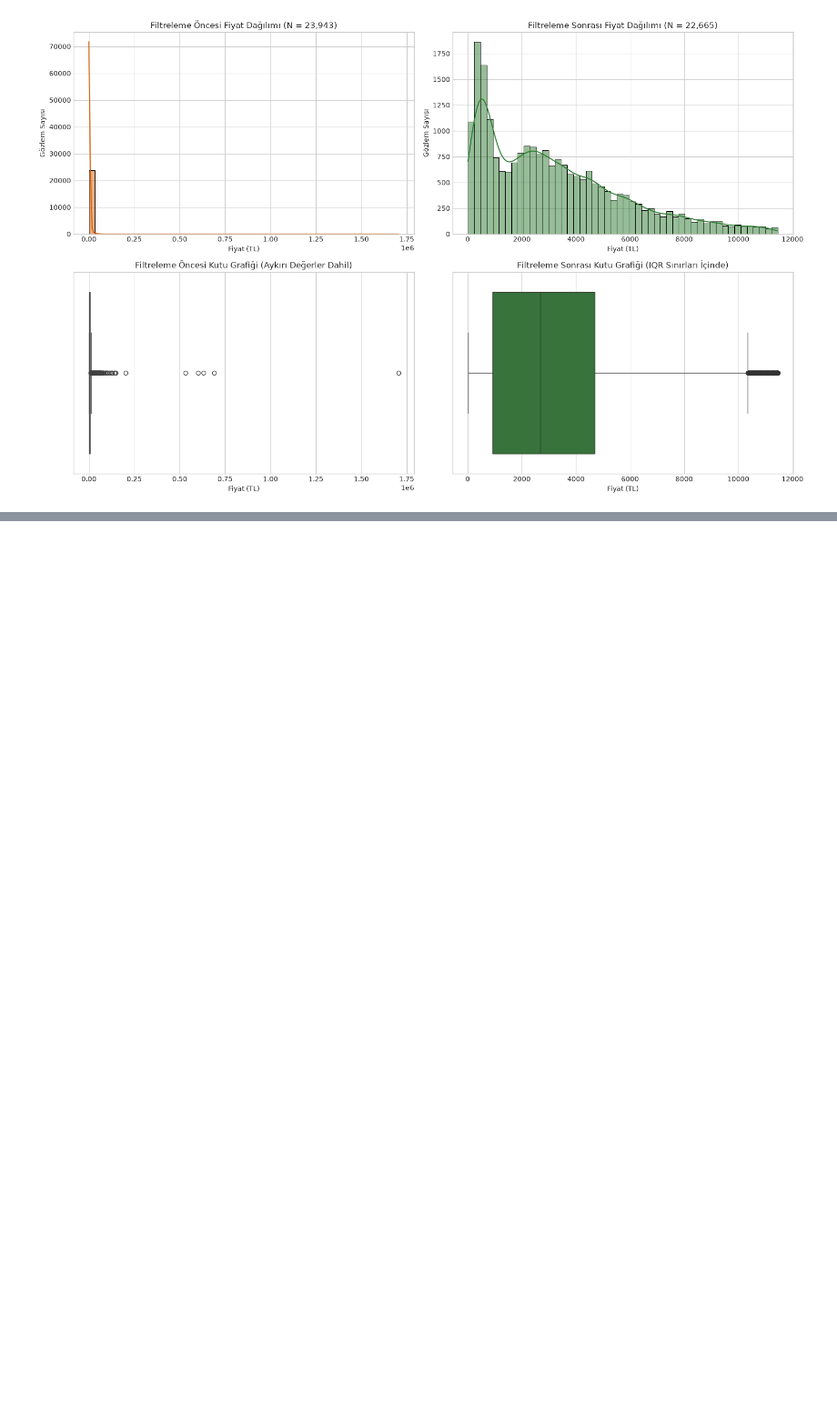
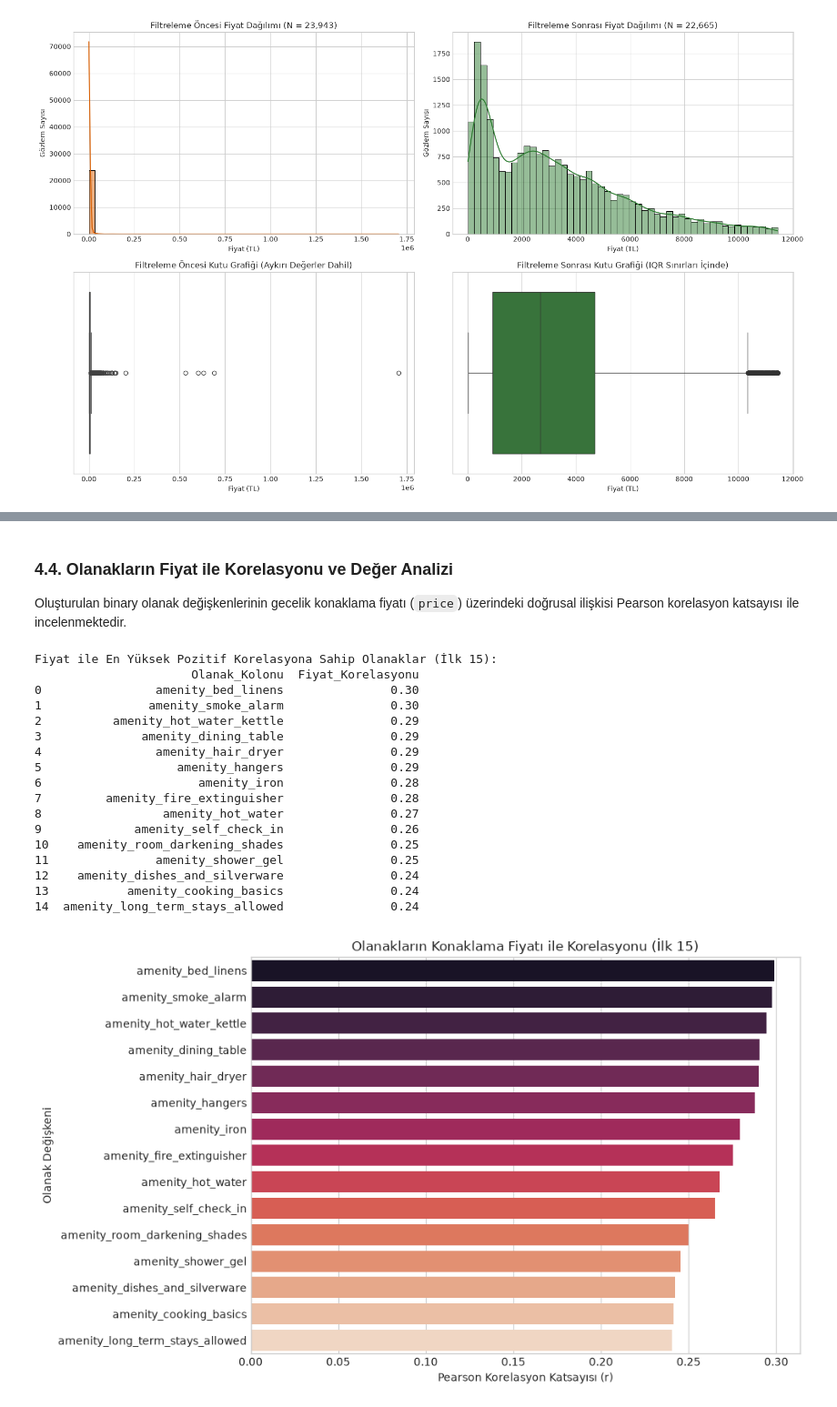
Before and after one commit to eminenazduran/SmartStay-AI, a Jupyter notebook: data_science/notebooks/01_eda_and_cleaning.ipynb, the cells around one changed output, grey strips where cells are left out. Shown at 91% size. Cells and saved outputs as stored; diff of their text form; code cells hidden in the pictures; blank space fills up the shorter version.

```diff
--- a/data_science/notebooks/01_eda_and_cleaning.ipynb
+++ b/data_science/notebooks/01_eda_and_cleaning.ipynb
@@ -461,0 +537,19 @@ plt.show()
+# %%
+def to_snake_case(text):
+    text = text.lower()
+    text = re.sub(r'[^a-z0-9]+', '_', text)
+    text = text.strip('_')
+    return f"amenity_{text}"
+
+# Binary kolonların oluşturulması
+df_features = df_inliers.copy()
+amenity_col_names = []
+
+for amenity_name, _ in top_30_amenities:
+    col_name = to_snake_case(amenity_name)
+    df_features[col_name] = parsed_amenities.apply(lambda lst: 1 if amenity_name in lst else 0).astype(np.int8)
+    amenity_col_names.append(col_name)
+
+print(f"Üretilen İkili Olanak Kolonu Sayısı: {len(amenity_col_names)}")
+print(f"Genişletilmiş Veri Seti Boyutu: {df_features.shape[0]:,} satır, {df_features.shape[1]} sütun")
+df_features[amenity_col_names[:10]].head(5)
@@ -462 +565,43 @@ plt.show()
+# %% [markdown]
+### 4.4. Olanakların Fiyat ile Korelasyonu ve Değer Analizi
+
+Oluşturulan binary olanak değişkenlerinin gecelik konaklama fiyatı (`price`) üzerindeki doğrusal ilişkisi Pearson korelasyon katsayısı ile incelenmektedir.
+# %%
+# Fiyat ile korelasyon analizi
+amenity_correlations = df_features[amenity_col_names].apply(
+    lambda col: col.corr(df_features['price'])
+).sort_values(ascending=False).reset_index()
+
+amenity_correlations.columns = ['Olanak_Kolonu', 'Fiyat_Korelasyonu']
+
+print("Fiyat ile En Yüksek Pozitif Korelasyona Sahip Olanaklar (İlk 15):")
+print(amenity_correlations.head(15))
+
+plt.figure(figsize=(10, 6))
+top15_corr = amenity_correlations.head(15)
+sns.barplot(x='Fiyat_Korelasyonu', y='Olanak_Kolonu', data=top15_corr, palette='rocket')
+plt.title('Olanakların Konaklama Fiyatı ile Korelasyonu (İlk 15)', fontsize=12)
+plt.xlabel('Pearson Korelasyon Katsayısı (r)', fontsize=10)
+plt.ylabel('Olanak Değişkeni', fontsize=10)
+plt.tight_layout()
+plt.show()
+# %% [output]
+Fiyat ile En Yüksek Pozitif Korelasyona Sahip Olanaklar (İlk 15):
+                      Olanak_Kolonu  Fiyat_Korelasyonu
+0                amenity_bed_linens               0.30
+1               amenity_smoke_alarm               0.30
+2          amenity_hot_water_kettle               0.29
+3              amenity_dining_table               0.29
+4                amenity_hair_dryer               0.29
+5                   amenity_hangers               0.29
+6                      amenity_iron               0.28
+7         amenity_fire_extinguisher               0.28
+8                 amenity_hot_water               0.27
+9             amenity_self_check_in               0.26
+10    amenity_room_darkening_shades               0.25
+11               amenity_shower_gel               0.25
+12    amenity_dishes_and_silverware               0.24
+13           amenity_cooking_basics               0.24
+14  amenity_long_term_stays_allowed               0.24
+[figure, added]
 # %% [markdown]
```
Also changed, not shown: parts of 24 cells of this notebook.
